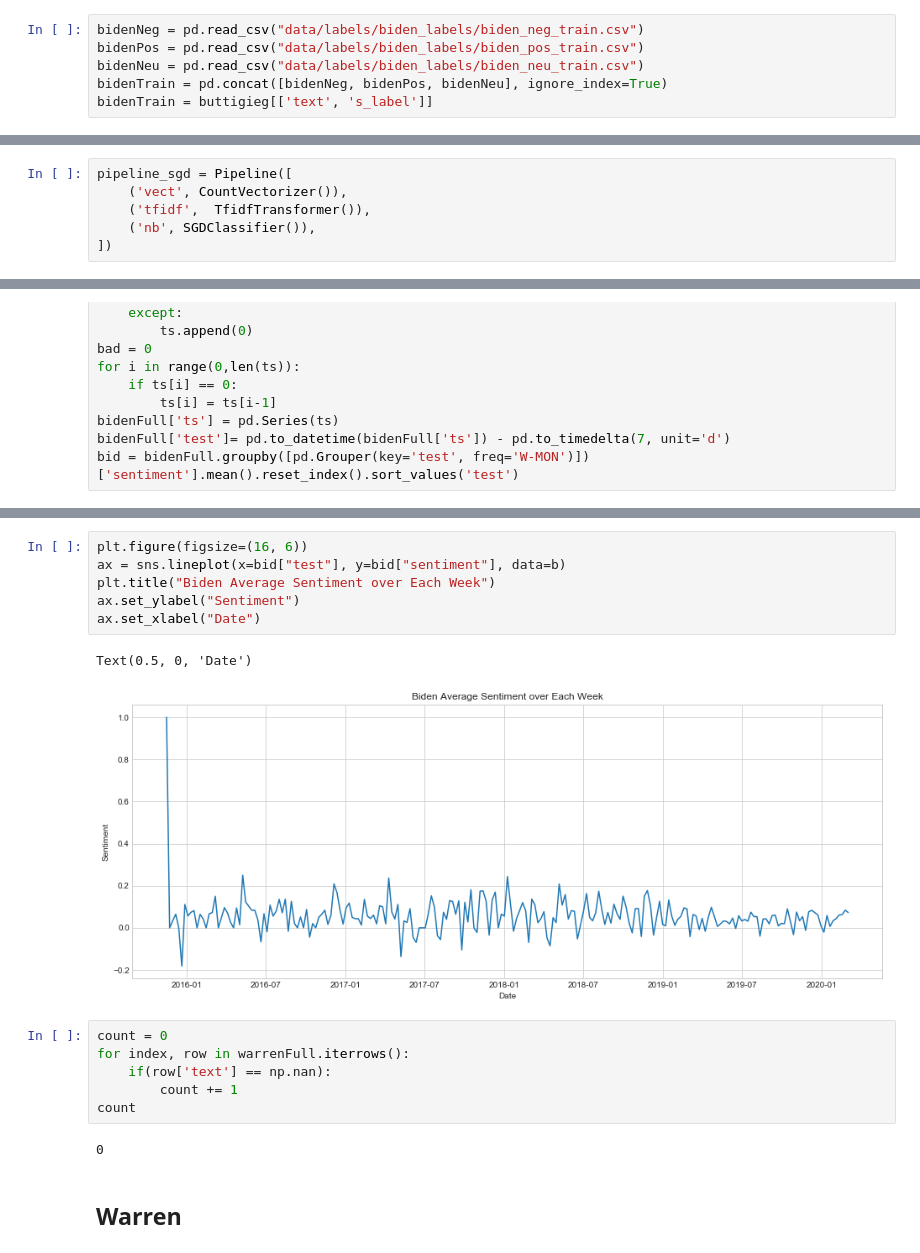
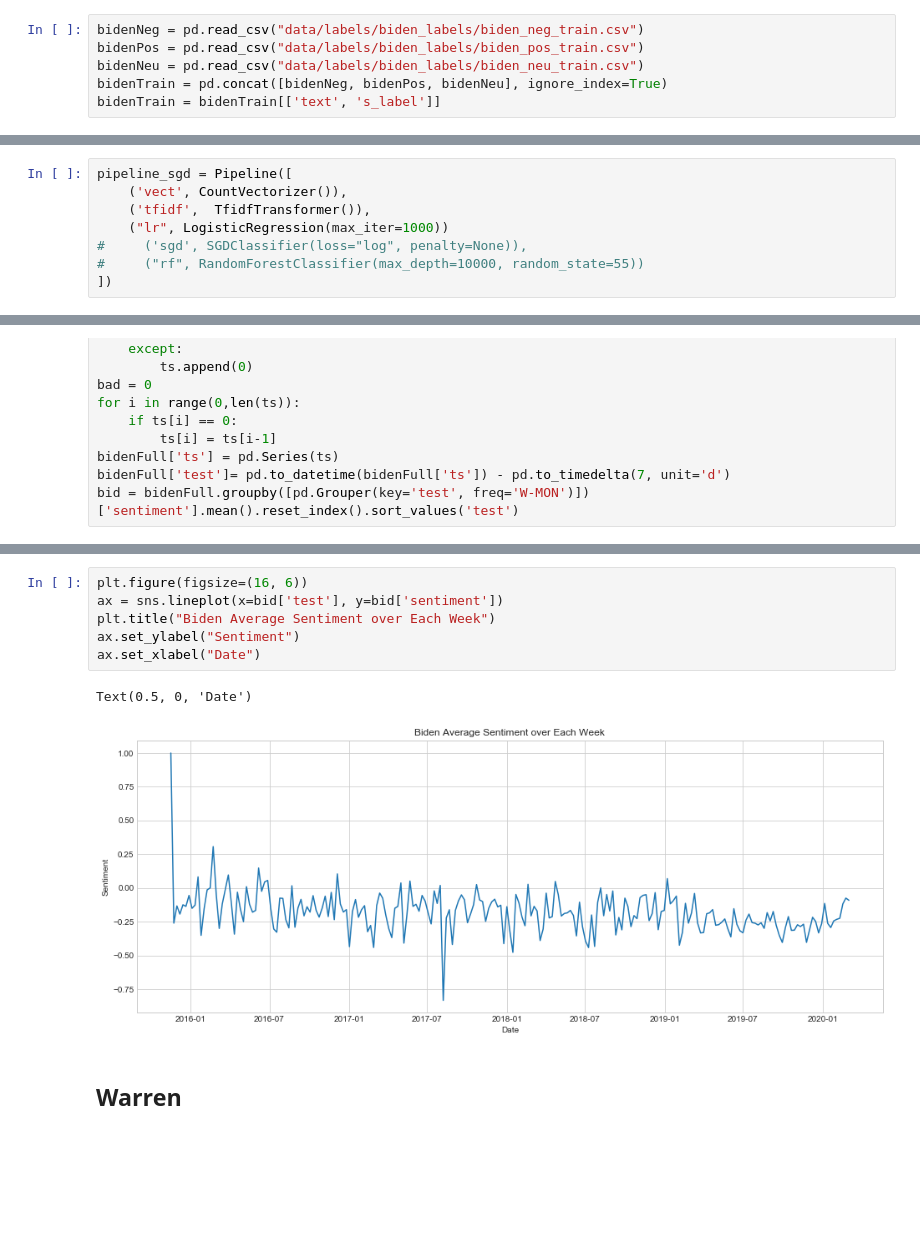
Before and after one commit to SanjithVenkatesh/538Analysis, a Jupyter notebook: TweetClassifier.ipynb, the cells around one changed output, grey strips where cells are left out. Cells and saved outputs as stored; diff of their text form; blank space fills up the shorter version.

```diff
--- a/TweetClassifier.ipynb
+++ b/TweetClassifier.ipynb
@@ -59,7 +80,7 @@ bidenNeg = pd.read_csv("data/labels/biden_labels/biden_neg_train.csv")
 bidenPos = pd.read_csv("data/labels/biden_labels/biden_pos_train.csv")
 bidenNeu = pd.read_csv("data/labels/biden_labels/biden_neu_train.csv")
 bidenTrain = pd.concat([bidenNeg, bidenPos, bidenNeu], ignore_index=True)
-bidenTrain = buttigieg[['text', 's_label']]
+bidenTrain = bidenTrain[['text', 's_label']]
 # %%
 warrenNeg = pd.read_csv("data/labels/warren_labels/warren_neg_train.csv")
 warrenPos = pd.read_csv("data/labels/warren_labels/warren_pos_train.csv")
@@ -100,7 +136,9 @@ klobucharTrain = clean_text(klobucharTrain, "text")
 pipeline_sgd = Pipeline([
     ('vect', CountVectorizer()),
     ('tfidf',  TfidfTransformer()),
-    ('nb', SGDClassifier()),
+    ("lr", LogisticRegression(max_iter=1000))
+#     ('sgd', SGDClassifier(loss="log", penalty=None)),
+#     ("rf", RandomForestClassifier(max_depth=10000, random_state=55))
 ])
 # %%
 X_train, X_test, y_train, y_test = train_test_split(sandersTrain['text'],
@@ -421,20 +443,12 @@ bid
 # %%
 plt.figure(figsize=(16, 6))
-ax = sns.lineplot(x=bid["test"], y=bid["sentiment"], data=b)
+ax = sns.lineplot(x=bid['test'], y=bid['sentiment'])
 plt.title("Biden Average Sentiment over Each Week")
 ax.set_ylabel("Sentiment")
 ax.set_xlabel("Date")
 # %% [output]
 Text(0.5, 0, 'Date')
-[figure, old version]
+[figure, new version]
-# %%
-count = 0
-for index, row in warrenFull.iterrows():
-    if(row['text'] == np.nan):
-        count += 1
-count
-# %% [output]
-0
 # %% [markdown]
 ## Warren
 # %%
```
Also changed, not shown: parts of 83 cells of this notebook, 2 other files.
